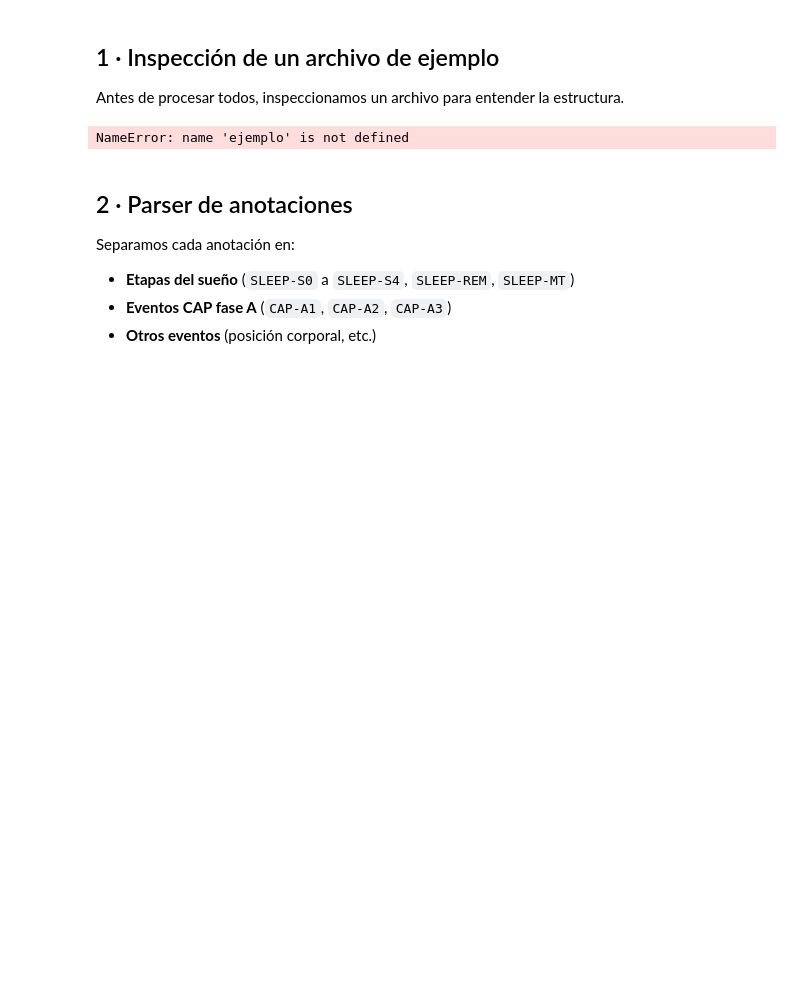
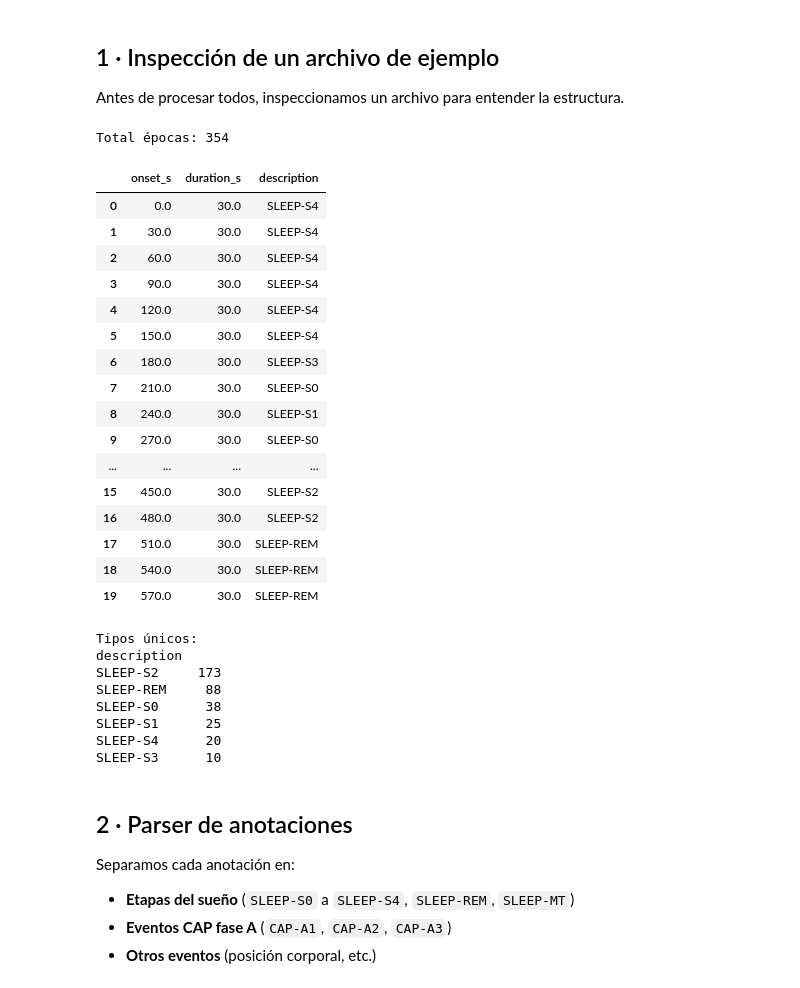
Before and after one commit to Ileana-Castillo/RAHBFDP-2026, a Jupyter notebook: notebooks/diagnostico_anotaciones.ipynb, the cells around one changed output. Saved outputs shown, nothing was run; the diff lists cells and outputs as text; code cells hidden in the pictures; blank space fills up the shorter version.

```diff
--- a/notebooks/diagnostico_anotaciones.ipynb
+++ b/notebooks/diagnostico_anotaciones.ipynb
@@ -58,34 +58,60 @@ def parse_edf_st(filepath):
 
     # Decodificar ignorando errores
     text = content.decode('latin-1', errors='replace')
 
     # Buscar patrones de etapas: SLEEP-XX o WAKE
     # Formato observado: "SLEEP-S4 30 S4" o "CAP-A1 9 S4"
     stage_pattern = re.compile(r'(SLEEP-[^\x00\s]+|WAKE)\s+(\d+)', re.IGNORECASE)
 
     matches = stage_pattern.findall(text)
 
     records = []
     onset = 0.0
     for stage, duration in matches:
         dur = float(duration)
         records.append({
             'onset_s': onset,
             'duration_s': dur,
             'description': stage
         })
         onset += dur
 
     return pd.DataFrame(records)
 
 # Probar con el primer archivo
+ejemplo   = st_files[0]   # primer paciente; cambia el índice si quieres otro
 ann_df = parse_edf_st(ejemplo)
 print(f"Total épocas: {len(ann_df)}")
 display(ann_df.head(20))
 print('\nTipos únicos:')
 print(ann_df['description'].value_counts().to_string())
 # %% [output]
-NameError: name 'ejemplo' is not defined
+Total épocas: 354
+|  | onset_s | duration_s | description |
+| 0 | 0.0 | 30.0 | SLEEP-S4 |
+| 1 | 30.0 | 30.0 | SLEEP-S4 |
+| 2 | 60.0 | 30.0 | SLEEP-S4 |
+| 3 | 90.0 | 30.0 | SLEEP-S4 |
+| 4 | 120.0 | 30.0 | SLEEP-S4 |
+| 5 | 150.0 | 30.0 | SLEEP-S4 |
+| 6 | 180.0 | 30.0 | SLEEP-S3 |
+| 7 | 210.0 | 30.0 | SLEEP-S0 |
+| 8 | 240.0 | 30.0 | SLEEP-S1 |
+| 9 | 270.0 | 30.0 | SLEEP-S0 |
+| ... | ... | ... | ... |
+| 15 | 450.0 | 30.0 | SLEEP-S2 |
+| 16 | 480.0 | 30.0 | SLEEP-S2 |
+| 17 | 510.0 | 30.0 | SLEEP-REM |
+| 18 | 540.0 | 30.0 | SLEEP-REM |
+| 19 | 570.0 | 30.0 | SLEEP-REM |
+Tipos únicos:
+description
+SLEEP-S2     173
+SLEEP-REM     88
+SLEEP-S0      38
+SLEEP-S1      25
+SLEEP-S4      20
+SLEEP-S3      10
 # %% [markdown]
 ## 2 · Parser de anotaciones
 
```
Also changed, not shown: parts of 9 cells of this notebook, 4 other files.
